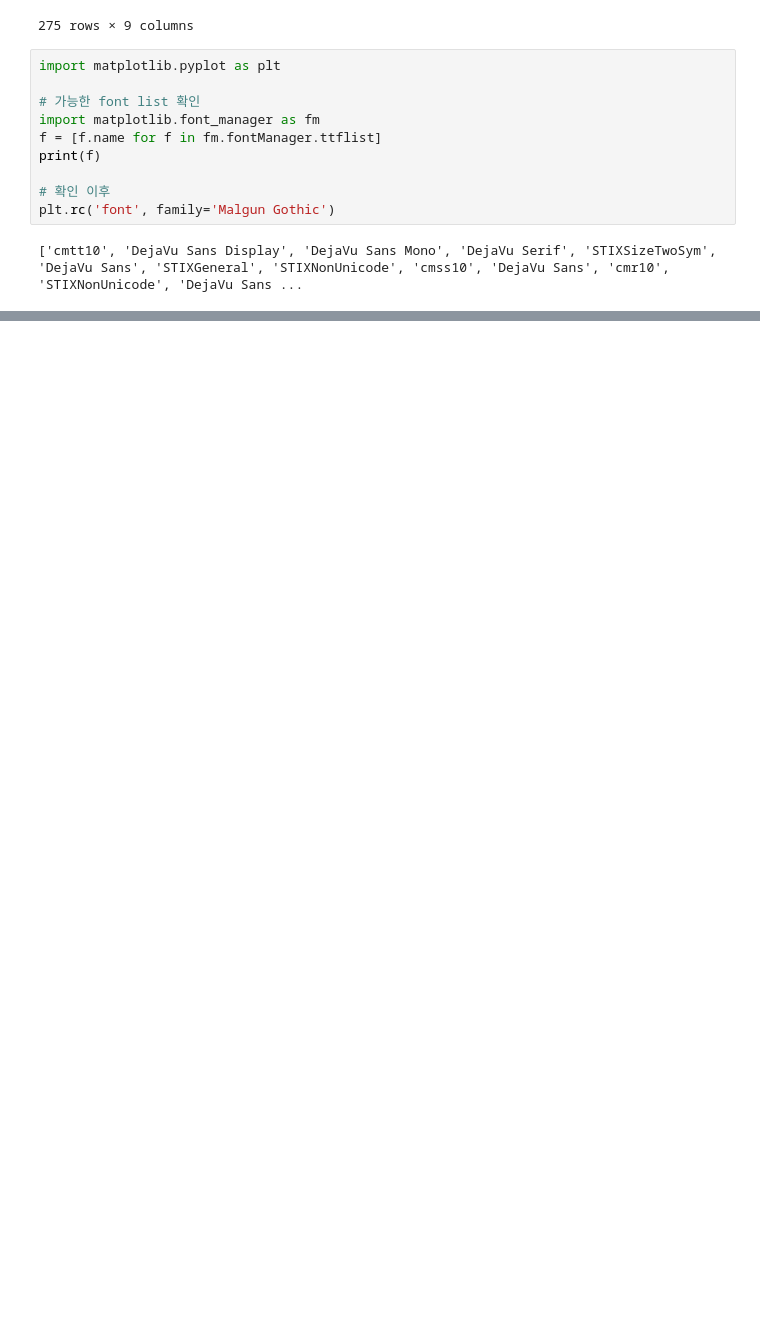
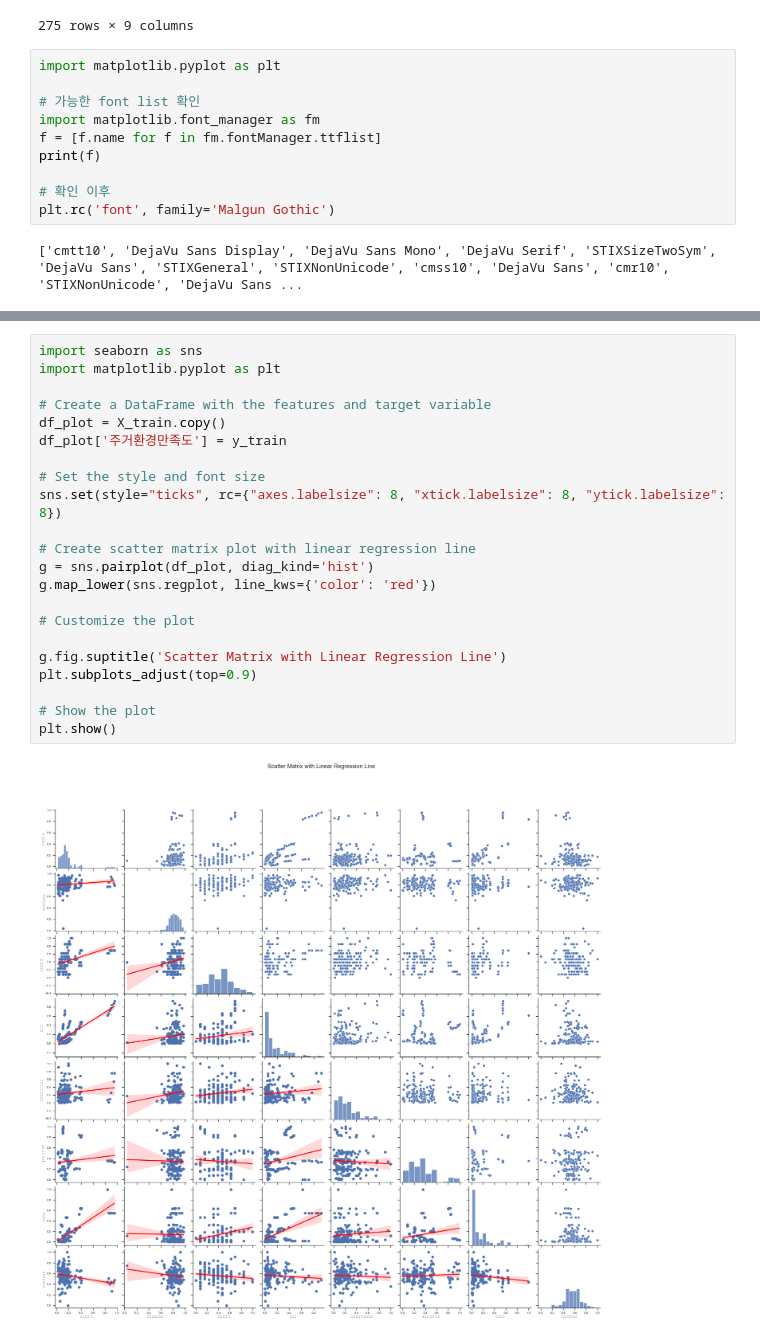
Before and after one commit to Choiterry/AI-Study, a Jupyter notebook: life_data_pearson_linear.ipynb, the cells around one changed output, grey strips where cells are left out. Saved outputs shown, nothing was run; the diff lists cells and outputs as text; blank space fills up the shorter version.

```diff
--- a/life_data_pearson_linear.ipynb
+++ b/life_data_pearson_linear.ipynb
@@ -185,0 +145,24 @@ for i, col in enumerate(cols[:7]):
+# %%
+import seaborn as sns
+import matplotlib.pyplot as plt
+
+# Create a DataFrame with the features and target variable
+df_plot = X_train.copy()
+df_plot['주거환경만족도'] = y_train
+
+# Set the style and font size
+sns.set(style="ticks", rc={"axes.labelsize": 8, "xtick.labelsize": 8, "ytick.labelsize": 8})
+
+# Create scatter matrix plot with linear regression line
+g = sns.pairplot(df_plot, diag_kind='hist')
+g.map_lower(sns.regplot, line_kws={'color': 'red'})
+
+# Customize the plot
+
+g.fig.suptitle('Scatter Matrix with Linear Regression Line')
+plt.subplots_adjust(top=0.9)
+
+# Show the plot
+plt.show()
+# %% [output]
+[figure, added]
```
Also changed, not shown: parts of 5 cells of this notebook, 2 other files.
